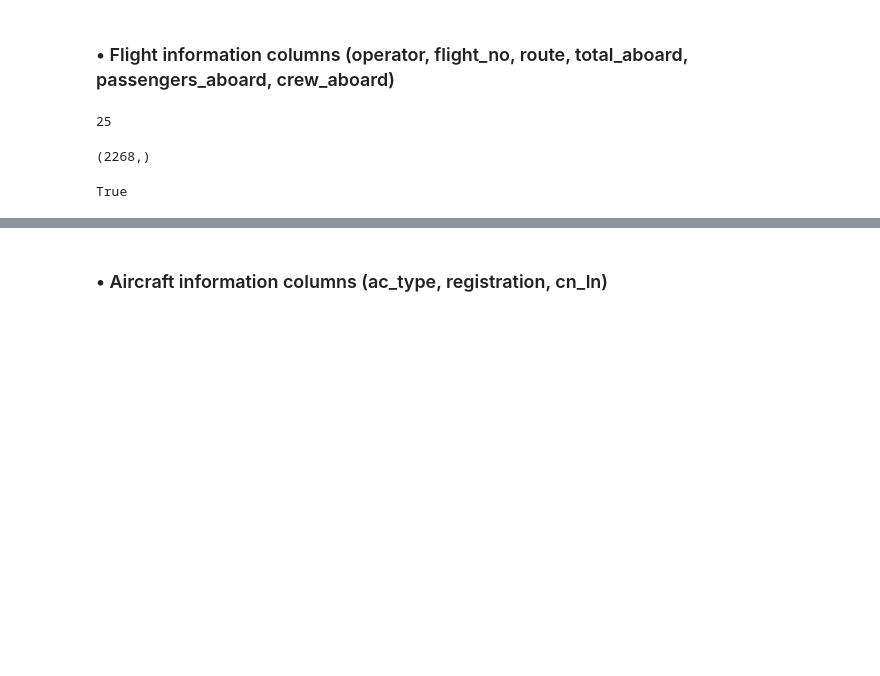
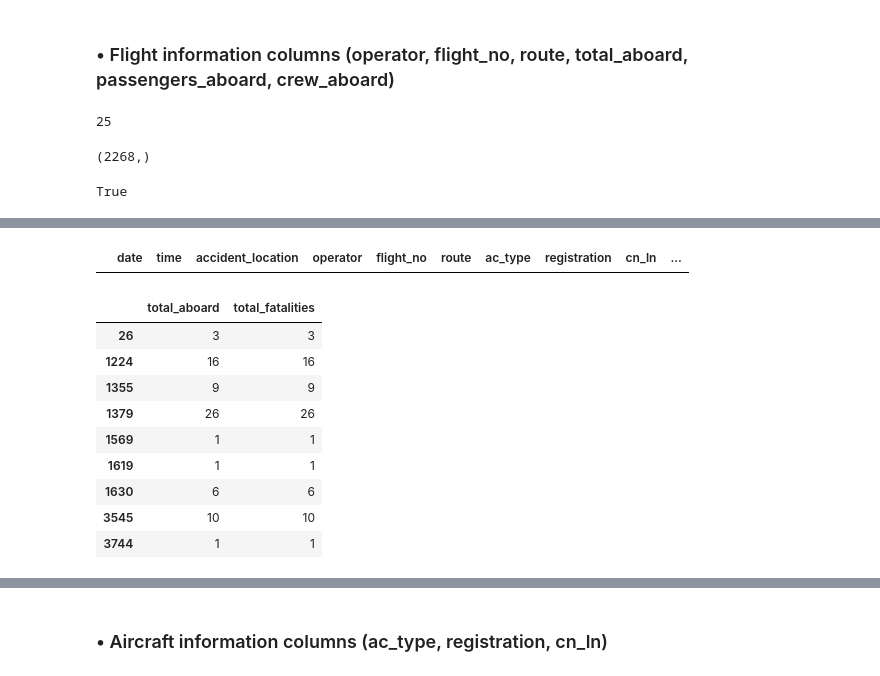
Before and after one commit to acidminded95/henry_PI_Data_Analytics, a Jupyter notebook: test.ipynb, the cells around one changed output, grey strips where cells are left out. Saved outputs shown, nothing was run; the diff lists cells and outputs as text; code cells hidden in the pictures; blank space fills up the shorter version.

```diff
--- a/test.ipynb
+++ b/test.ipynb
@@ -452,0 +531,3 @@ print(response.text)
+# %%
+df2.drop(df2.loc[(df2.total_aboard == '?') & (df2.total_fatalities == '?')].index, inplace=True)
+df2.shape
@@ -452,0 +536,3 @@ print(response.text)
+# %%
+df2.reset_index(inplace=True, drop=True)
+df2.tail(1)
@@ -452,0 +542,4 @@ print(response.text)
+# %%
+# These are the indexes with 'total_aboard' vlaue missing but not 'total_fatalities', we will use them to check if the replacements took place correctly
+no_ta_but_tf = list(df2.loc[(df2.total_fatalities != '?') & (df2.total_aboard == '?'), 'total_aboard'].index)
+no_ta_but_tf
@@ -456,0 +574,22 @@ df2.loc[df2.all_aboard == '?'].shape
+# %%
+# We replace the values
+df2.loc[(df2.total_fatalities != '?') & (df2.total_aboard == '?'), 'total_aboard'] = df2.loc[(df2.total_fatalities != '?') & (df2.total_aboard == '?'), 'total_fatalities']
+# %%
+# Check there are no more missing values in 'total_aboard'
+df2.loc[df2.total_aboard == '?']
+# %% [output]
+|  | date | time | accident_location | operator | flight_no | route | ac_type | registration | cn_ln | ... |
+# %%
+# Here we verify that the indexes where the 'total_aboard' value was correctly replaced by their 'total_fatalities' value
+df2.iloc[no_ta_but_tf][['total_aboard','total_fatalities']]
+# %% [output]
+|  | total_aboard | total_fatalities |
+| 26 | 3 | 3 |
+| 1224 | 16 | 16 |
+| 1355 | 9 | 9 |
+| 1379 | 26 | 26 |
+| 1569 | 1 | 1 |
+| 1619 | 1 | 1 |
+| 1630 | 6 | 6 |
+| 3545 | 10 | 10 |
+| 3744 | 1 | 1 |
```
Also changed, not shown: parts of 146 cells of this notebook, 2 other files.
